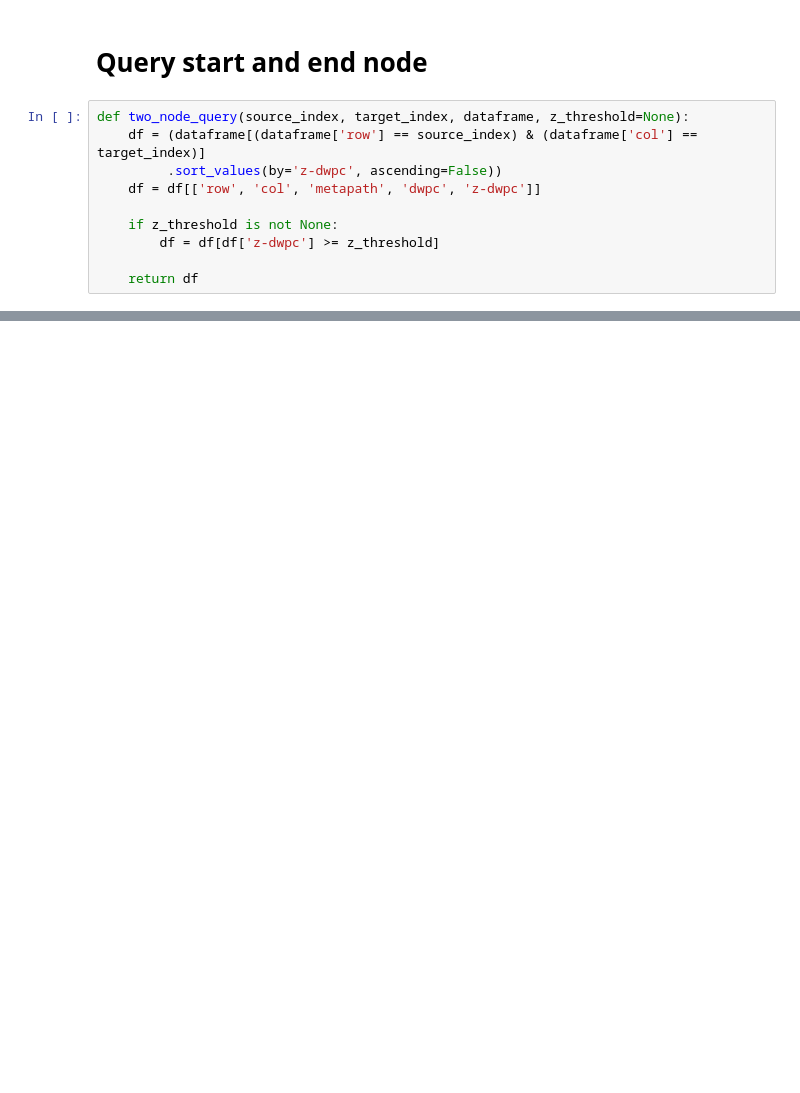
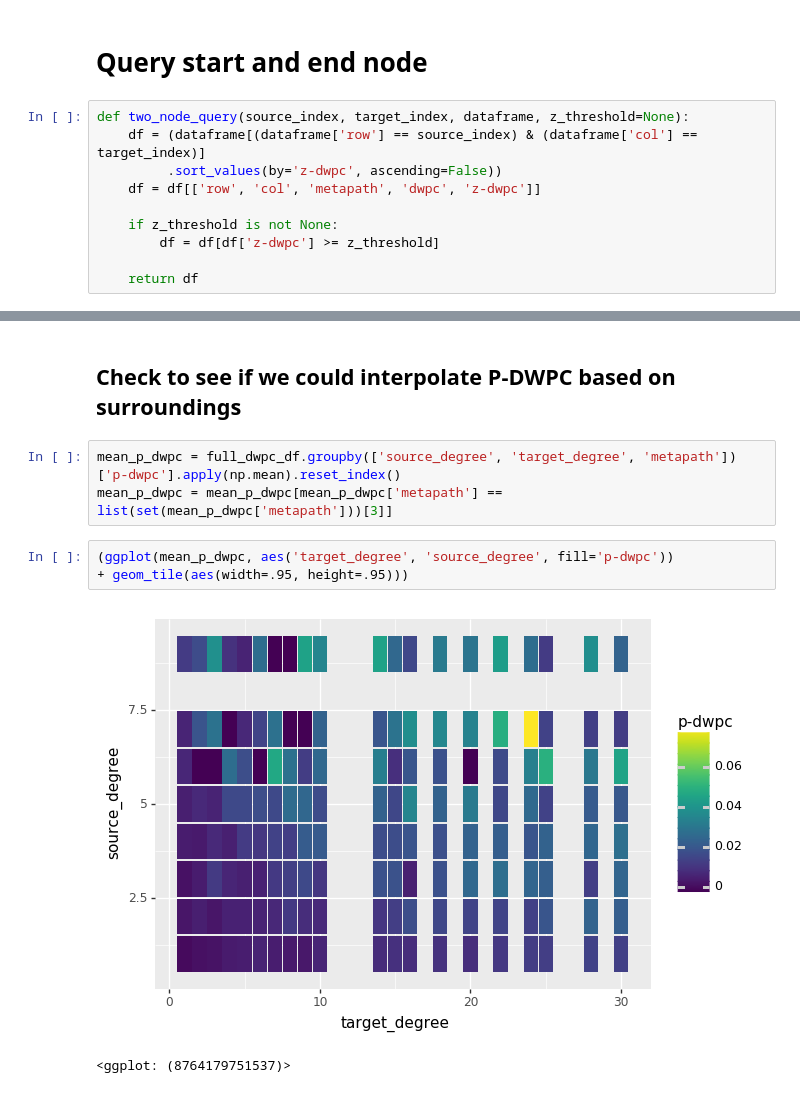
Before and after one commit to greenelab/connectivity-search-analyses, a Jupyter notebook: explore/degree-grouped-permutations.ipynb, the cells around one changed output, grey strips where cells are left out. Cells and saved outputs as stored; diff of their text form; blank space fills up the shorter version.

Commit message:
Add graph

```diff
--- a/explore/degree-grouped-permutations.ipynb
+++ b/explore/degree-grouped-permutations.ipynb
@@ -123,0 +124,11 @@ two_node_query(26, 768, full_dwpc_df, z_threshold=0)
+# %% [markdown]
+## Check to see if we could interpolate P-DWPC based on surroundings
+# %%
+mean_p_dwpc = full_dwpc_df.groupby(['source_degree', 'target_degree', 'metapath'])['p-dwpc'].apply(np.mean).reset_index()
+mean_p_dwpc = mean_p_dwpc[mean_p_dwpc['metapath'] == list(set(mean_p_dwpc['metapath']))[3]]
+# %%
+(ggplot(mean_p_dwpc, aes('target_degree', 'source_degree', fill='p-dwpc'))
++ geom_tile(aes(width=.95, height=.95)))
+# %% [output]
+[figure, added]
+<ggplot: (8764179751537)>
```
Also changed, not shown: parts of 3 cells of this notebook.
